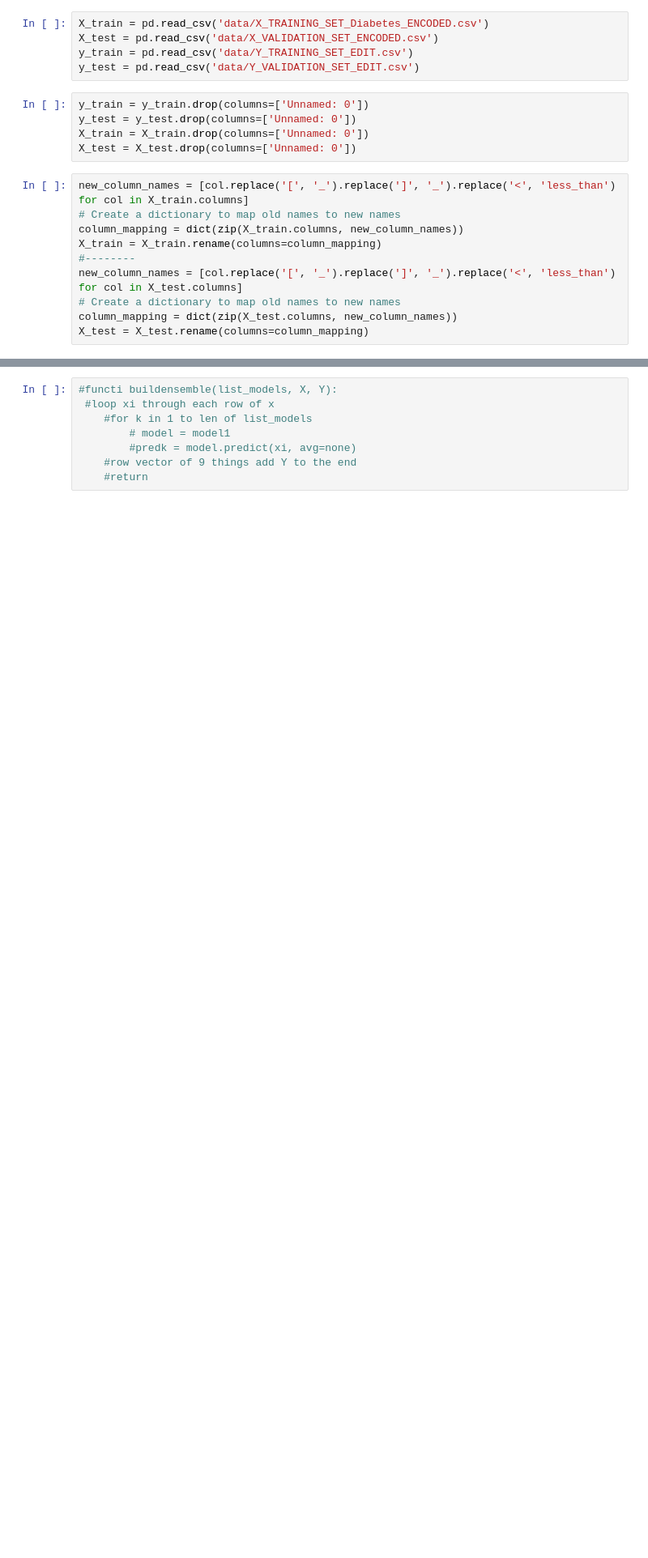
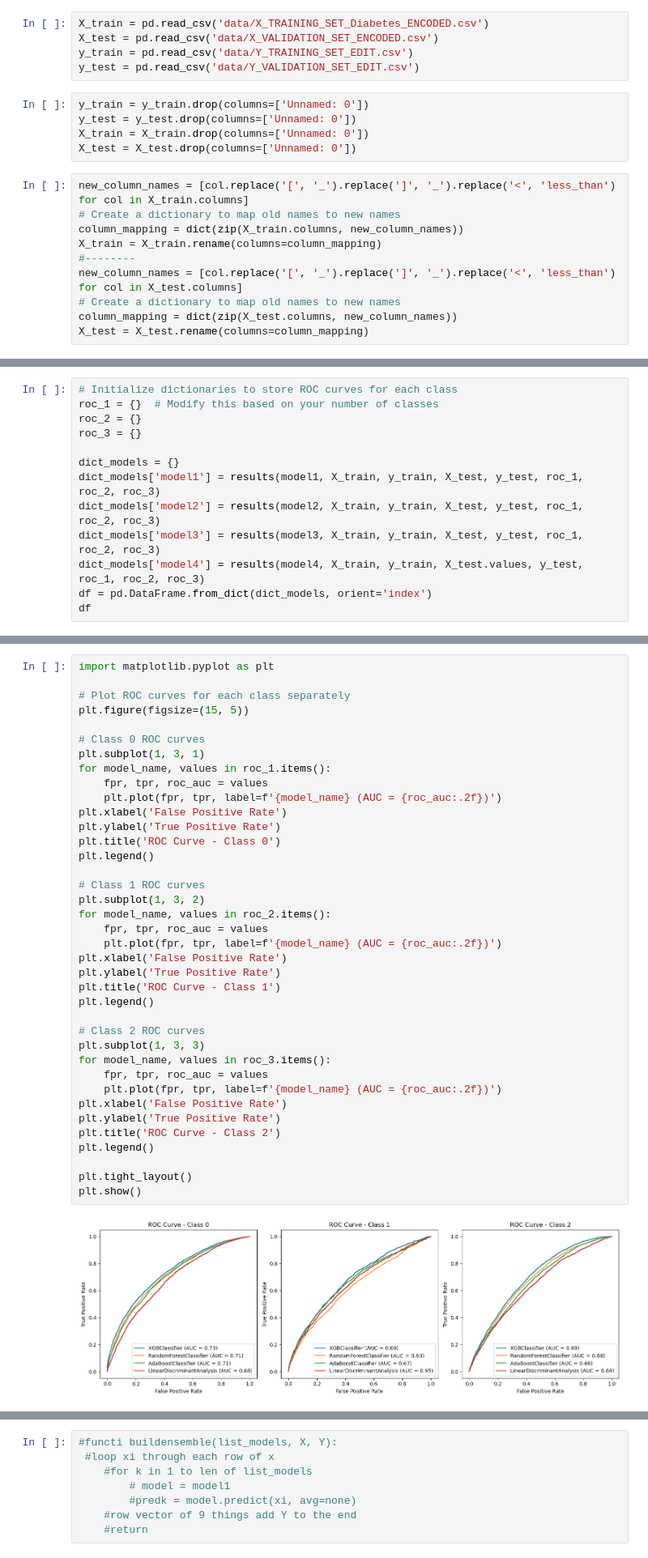
Before and after one commit to DiyadotSaha/ML_Diabetes_Project, a Jupyter notebook: models.ipynb, the cells around one changed output, grey strips where cells are left out. Shown at 81% size. Drawn from its saved outputs; the diff is of its cells as text; blank space fills up the shorter version.

Commit message:
Models

```diff
--- a/models.ipynb
+++ b/models.ipynb
@@ -115,0 +128,13 @@ model7 = SVC()
+# %%
+# Initialize dictionaries to store ROC curves for each class
+roc_1 = {}  # Modify this based on your number of classes
+roc_2 = {}
+roc_3 = {}
+
+dict_models = {}
+dict_models['model1'] = results(model1, X_train, y_train, X_test, y_test, roc_1, roc_2, roc_3)
+dict_models['model2'] = results(model2, X_train, y_train, X_test, y_test, roc_1, roc_2, roc_3)
+dict_models['model3'] = results(model3, X_train, y_train, X_test, y_test, roc_1, roc_2, roc_3)
+dict_models['model4'] = results(model4, X_train, y_train, X_test.values, y_test, roc_1, roc_2, roc_3)
+df = pd.DataFrame.from_dict(dict_models, orient='index')
+df
@@ -115,0 +187,40 @@ model7 = SVC()
+# %%
+import matplotlib.pyplot as plt
+
+# Plot ROC curves for each class separately
+plt.figure(figsize=(15, 5))
+
+# Class 0 ROC curves
+plt.subplot(1, 3, 1)
+for model_name, values in roc_1.items():
+    fpr, tpr, roc_auc = values
+    plt.plot(fpr, tpr, label=f'{model_name} (AUC = {roc_auc:.2f})')
+plt.xlabel('False Positive Rate')
+plt.ylabel('True Positive Rate')
+plt.title('ROC Curve - Class 0')
+plt.legend()
+
+# Class 1 ROC curves
+plt.subplot(1, 3, 2)
+for model_name, values in roc_2.items():
+    fpr, tpr, roc_auc = values
+    plt.plot(fpr, tpr, label=f'{model_name} (AUC = {roc_auc:.2f})')
+plt.xlabel('False Positive Rate')
+plt.ylabel('True Positive Rate')
+plt.title('ROC Curve - Class 1')
+plt.legend()
+
+# Class 2 ROC curves
+plt.subplot(1, 3, 3)
+for model_name, values in roc_3.items():
+    fpr, tpr, roc_auc = values
+    plt.plot(fpr, tpr, label=f'{model_name} (AUC = {roc_auc:.2f})')
+plt.xlabel('False Positive Rate')
+plt.ylabel('True Positive Rate')
+plt.title('ROC Curve - Class 2')
+plt.legend()
+
+plt.tight_layout()
+plt.show()
+# %% [output]
+[figure, added]
```
Also changed, not shown: parts of 14 cells of this notebook.
